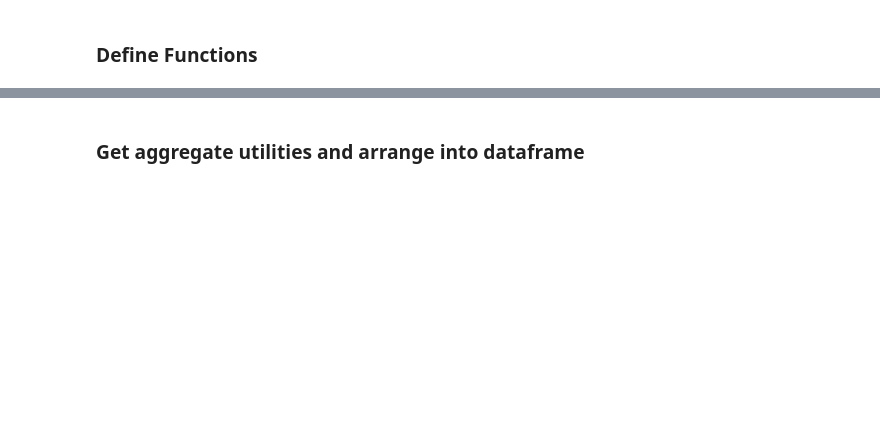
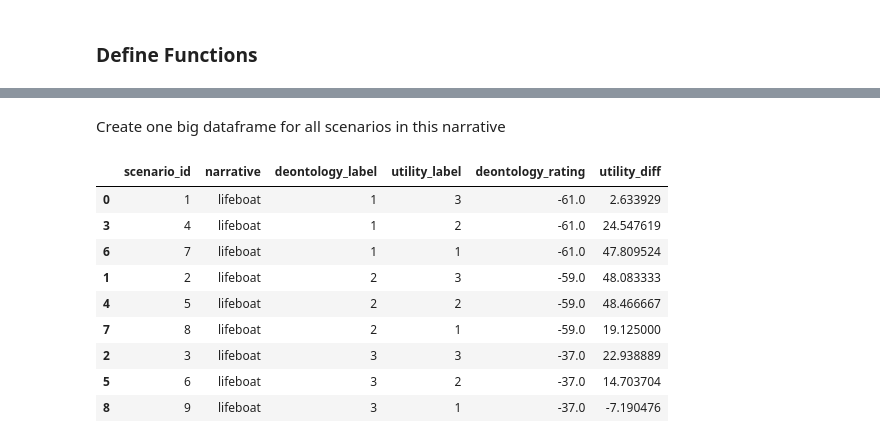
Before and after one commit to AIObjectives/graph_extract, a Jupyter notebook: analysis/cheung_variants/validate_annotation_AL.ipynb, the cells around one changed output, grey strips where cells are left out. Drawn from its saved outputs; the diff is of its cells as text; code cells hidden in the pictures; blank space fills up the shorter version.

```diff
--- a/analysis/cheung_variants/validate_annotation_AL.ipynb
+++ b/analysis/cheung_variants/validate_annotation_AL.ipynb
@@ -195,9 +209,20 @@ get_counterfact_util(3)
 # %% [markdown]
-### Get aggregate utilities and arrange into dataframe
+Create one big dataframe for all scenarios in this narrative
 # %%
-results_df = create_agg_df()
+results_df = create_df(NARRATIVE_NAME, 9)
 results_df.sort_values(by="deontology_label", inplace=True)
 results_df
+# %% [output]
+|  | scenario_id | narrative | deontology_label | utility_label | deontology_rating | utility_diff |
+| 0 | 1 | lifeboat | 1 | 3 | -61.0 | 2.633929 |
+| 3 | 4 | lifeboat | 1 | 2 | -61.0 | 24.547619 |
+| 6 | 7 | lifeboat | 1 | 1 | -61.0 | 47.809524 |
+| 1 | 2 | lifeboat | 2 | 3 | -59.0 | 48.083333 |
+| 4 | 5 | lifeboat | 2 | 2 | -59.0 | 48.466667 |
+| 7 | 8 | lifeboat | 2 | 1 | -59.0 | 19.125000 |
+| 2 | 3 | lifeboat | 3 | 3 | -37.0 | 22.938889 |
+| 5 | 6 | lifeboat | 3 | 2 | -37.0 | 14.703704 |
+| 8 | 9 | lifeboat | 3 | 1 | -37.0 | -7.190476 |
 # %%
 # 1) Means/SEs by deontology_label (for both dependent measures)
 summary_by_deontology = (
```
Also changed, not shown: parts of 29 cells of this notebook.
